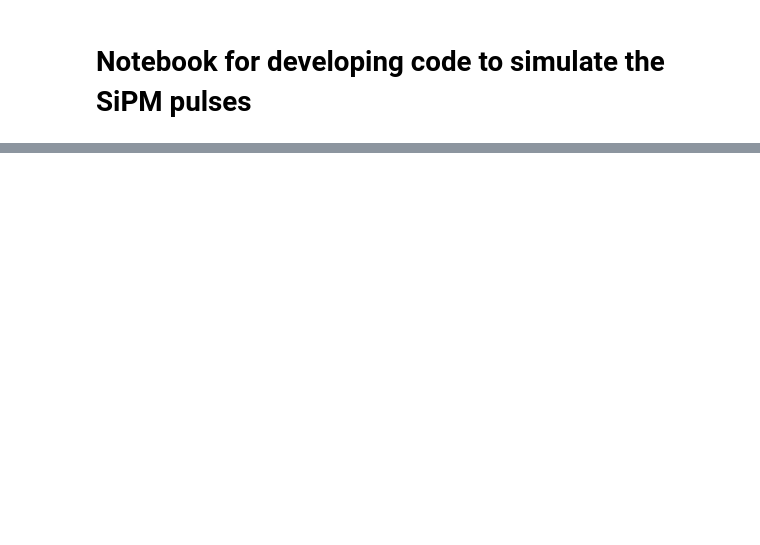
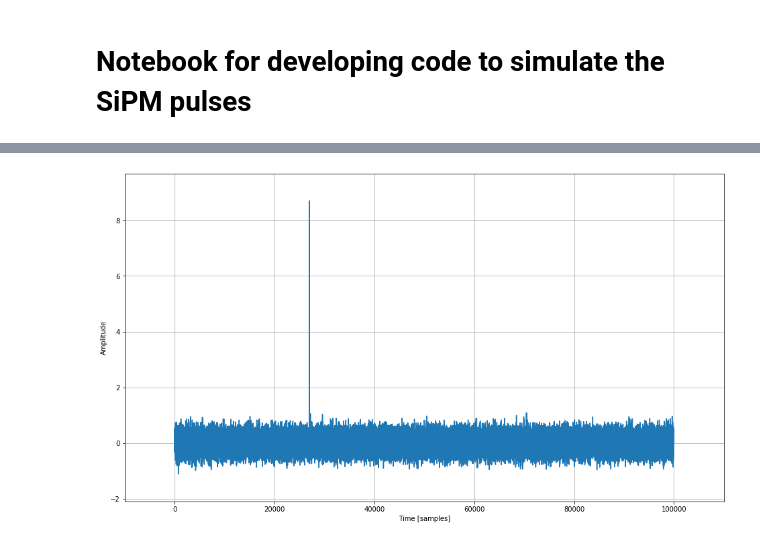
Before and after one commit to mppmu/claws-neural-net-discriminator, a Jupyter notebook: simulation_playground.ipynb, the cells around one changed output, grey strips where cells are left out. Cells and saved outputs as stored; diff of their text form; code cells hidden in the pictures; blank space fills up the shorter version.

Commit message:
Implemented first version of sipm and electronic pulses.

```diff
--- a/simulation_playground.ipynb
+++ b/simulation_playground.ipynb
@@ -37,7 +38,7 @@ class ParticleGun:
 
     def __init__(self, ptype: int = 0):
         self.ptype = ptype
-        self.t_dist = lambda n = 1: np.random.uniform(0.1e-6, 0.9e-6) if n is 1 else np.random.uniform(0.1e-6, 0.9e-6, n)
+        self.t_dist = lambda n = 1: np.random.uniform(0.25e-6, 0.75e-6) if n is 1 else np.random.uniform(0.25e-6, 0.75e-6, n)
 
     def generate(self, n: int = 1) -> np.ndarray:
         """
@@ -192,9 +293,10 @@ class SimulationHandler:
         self.idx          = -1
         self.primary_gun  = ParticleGun(ptype=0)
         self.scintillator = Scintillator()
+        self.wf_generator = WaveformGenerator()
         self.sipm         = SiPM()
-        self.electronics  = None
-        self.digitizer    = None
+        self.electronics  = Electronics()
+        self.digitizer    = Digitizer()
 
         self.events = []
 
@@ -208,16 +310,24 @@ class SimulationHandler:
 
     def simulate_event(self):
 
-        self.idx += 1
-        event = Event(self.idx)
-        primaries = self.primary_gun.generate(n=1)
+        self.idx      += 1
+        event          = Event(self.idx)
+
+        primaries      = self.primary_gun.generate(n=1)
         event.set_primaries(primaries)
-        scintillation_photons = self.scintillator.generate(primaries)
-        event.set_photons(scintillation_photons)
-        sipm_wf = self.sipm.generate()
+
+        photons        = self.scintillator.generate(primaries)
+        event.set_photons(photons)
+
+        wf             = self.wf_generator.generate()
+        sipm_wf        = self.sipm.generate(wf, photons)
+        electronics_wf = self.electronics.generate(sipm_wf)
+        digitized_wf   = self.digitizer.generate(electronics_wf)
+        event.set_digitized_wf(digitized_wf)
 
         self.events.append(event)
 
+        return electronics_wf
 
 
 #     def simulate_and_save_event(self):
@@ -245,3 +355,22 @@ handler.simulate_event()
 
 # handler.events[1].primaries
 handler.save_events(r'C:\Users\Miroslav Gabriel\Workspace\claws-neural-net-discriminator\data\test')
+# %%
+import matplotlib.pyplot as plt
+
+handler = SimulationHandler()
+
+wf = handler.simulate_event()
+# %%
+plt.figure(figsize=(16, 9))
+
+plt.plot(np.arange(0, len(wf)), wf )
+
+plt.margins(0.1, 0.1)
+plt.xlabel('Time [samples]')
+plt.ylabel('Amplitude')
+plt.grid(True)
+# plt.xlim(3.23e4, 3.26e4)
+plt.show()
+# %% [output]
+[figure, added]
```
Also changed, not shown: parts of 17 cells of this notebook.
